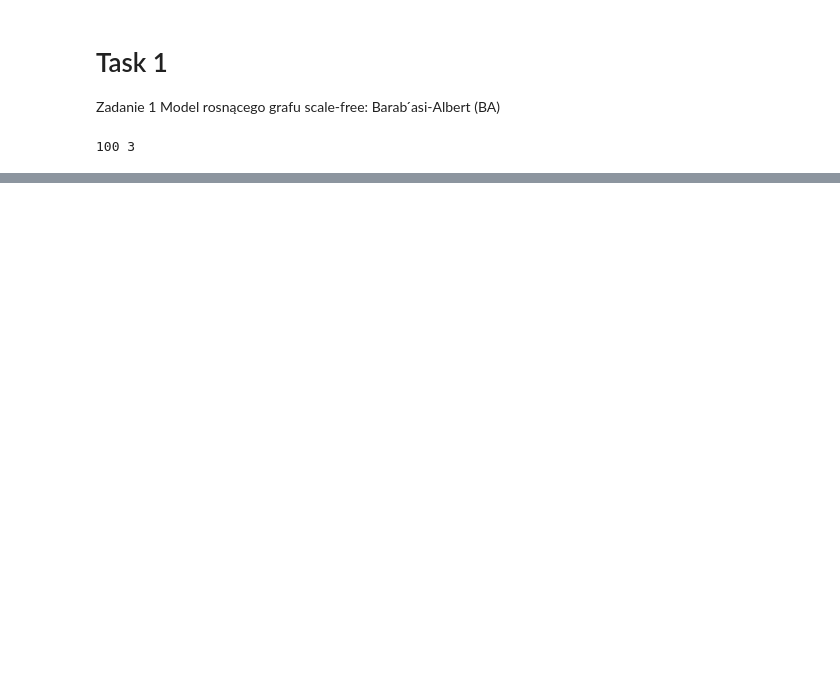
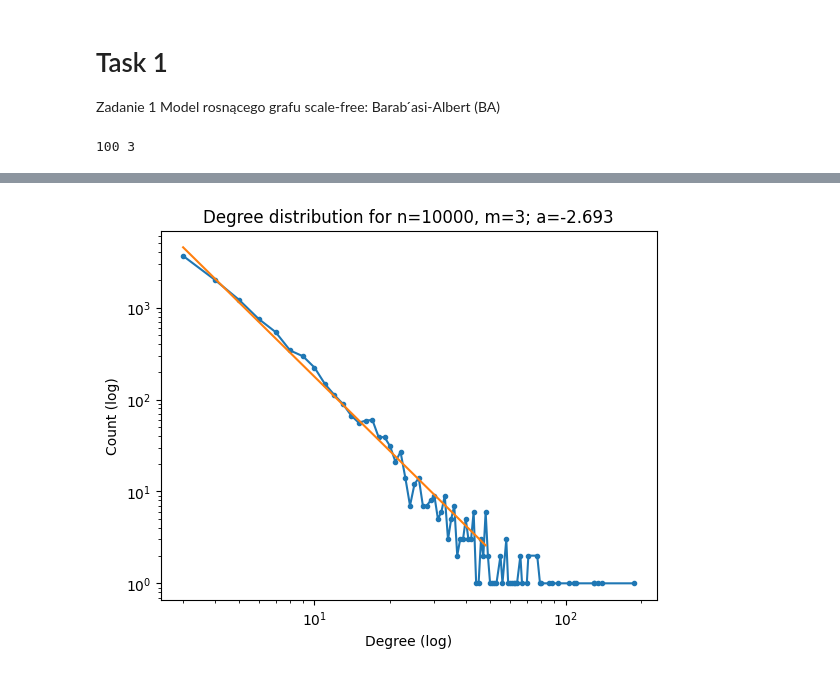
Before and after one commit to FilipKatulski/complex-systems, a Jupyter notebook: LAB3/lab3.ipynb, the cells around one changed output, grey strips where cells are left out. Cells and saved outputs as stored; diff of their text form; code cells hidden in the pictures; blank space fills up the shorter version.

```diff
--- a/LAB3/lab3.ipynb
+++ b/LAB3/lab3.ipynb
@@ -47,0 +84,5 @@ build_BA_graph(G0_size)
+# %%
+G3 = graph_sizes[3]
+build_BA_graph(G3)
+# %% [output]
+[figure, added]
```
Also changed, not shown: parts of 12 cells of this notebook.
